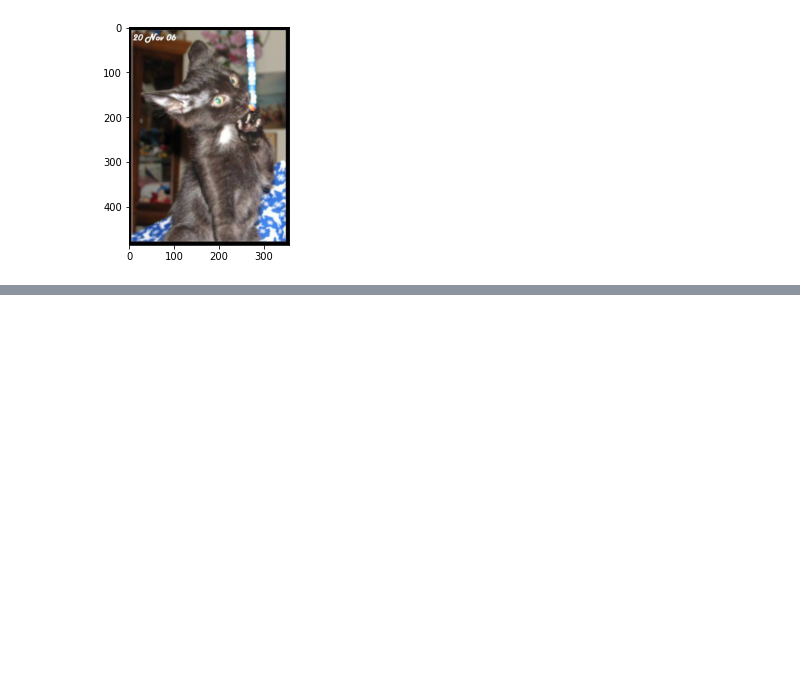
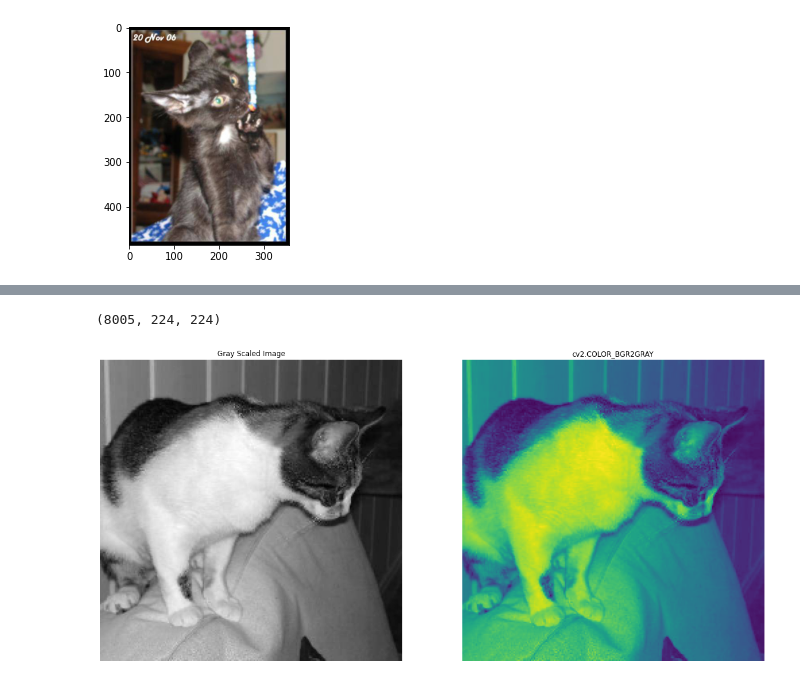
Before and after one commit to drawcodeboy/Cat_n_Dog_Classification, a Jupyter notebook: cat_n_dog_data_preprocessing_ver2.ipynb, the cells around one changed output, grey strips where cells are left out. Drawn from its saved outputs; the diff is of its cells as text; code cells hidden in the pictures; blank space fills up the shorter version.

```diff
--- a/cat_n_dog_data_preprocessing_ver2.ipynb
+++ b/cat_n_dog_data_preprocessing_ver2.ipynb
@@ -66,7 +63,8 @@ train_scaled = []
 
 for i, img in enumerate(train_set):
     img_crop = crop_center(img)
-    train_scaled.append(img_crop)
+    img_gray = cv2.cvtColor(img_crop, cv2.COLOR_BGR2GRAY)
+    train_scaled.append(img_gray)
 
 train_scaled = np.array(train_scaled)
 
@@ -94,0 +83,18 @@ np.save('/content/drive/MyDrive/cat_n_dog/data_scaled_numpy/test_scaled', test_s
+# %%
+print(train_scaled.shape)
+
+fig, axs = plt.subplots(1, 2, figsize=(20, 20))
+
+axs[0].imshow(train_scaled[0], cmap='gray')
+axs[1].imshow(train_scaled[0])
+
+axs[0].set_title('Gray Scaled Image')
+axs[1].set_title('cv2.COLOR_BGR2GRAY')
+
+axs[0].axis('off')
+axs[1].axis('off')
+
+plt.show()
+# %% [output]
+(8005, 224, 224)
+[figure, added]
```
Also changed, not shown: parts of 11 cells of this notebook.
